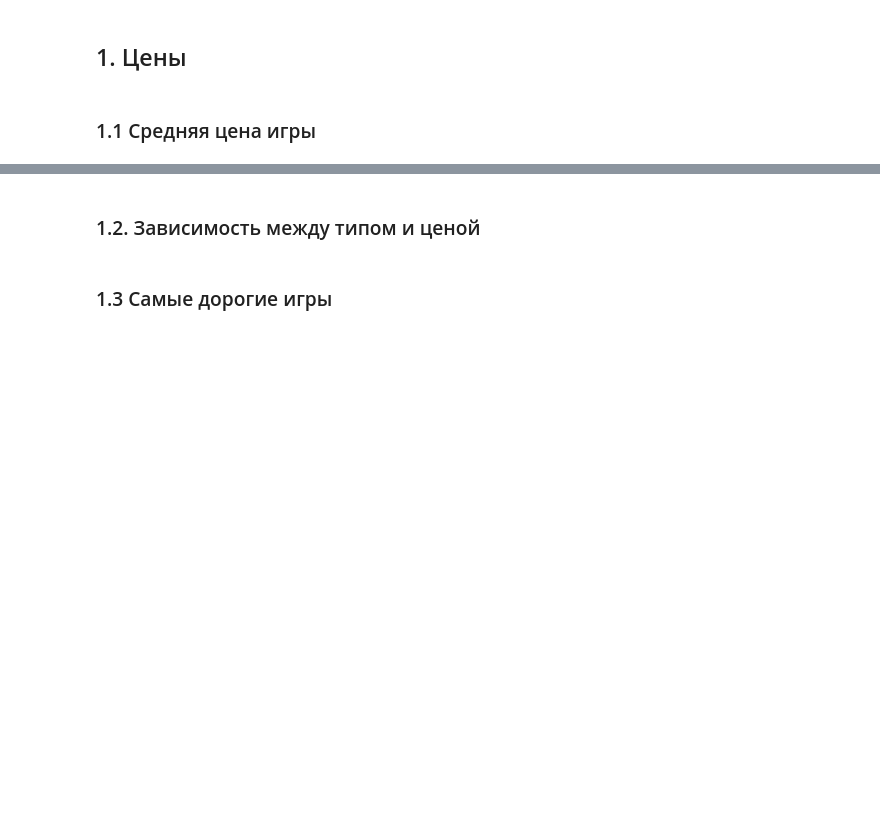
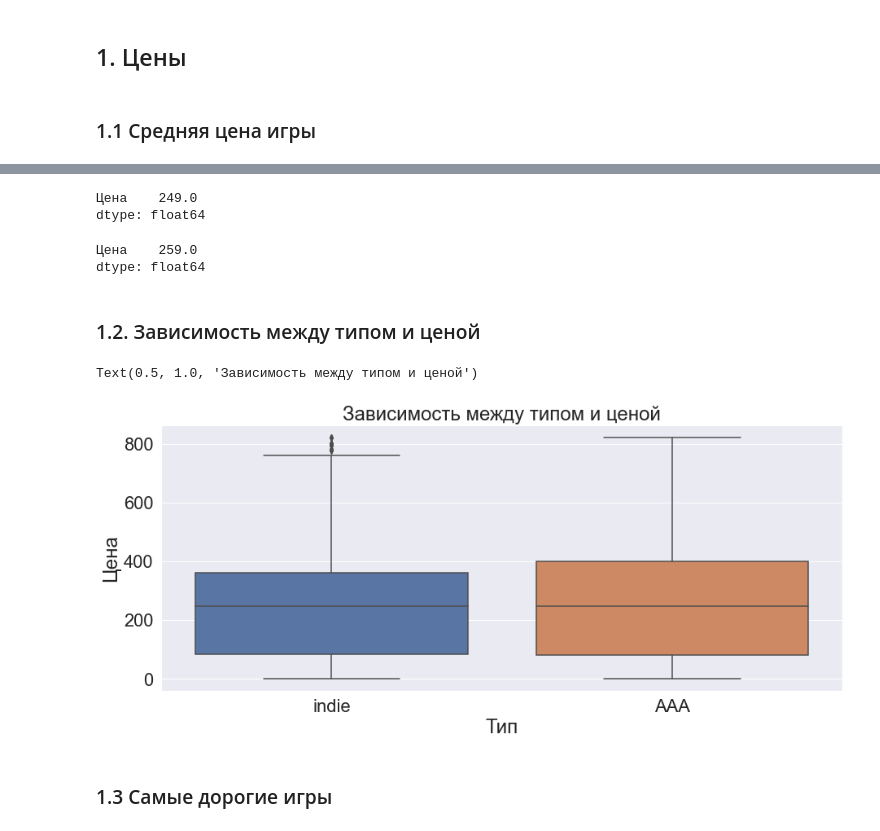
Before and after one commit to ladaegorova18/Data_Analysis, a Jupyter notebook: Project/Project.ipynb, the cells around one changed output, grey strips where cells are left out. Drawn from its saved outputs; the diff is of its cells as text; code cells hidden in the pictures; blank space fills up the shorter version.

```diff
--- a/Project/Project.ipynb
+++ b/Project/Project.ipynb
@@ -92,3 +87,3 @@ indie_page = getHtml('https://store.steampowered.com/search/?sort_by=_ASC&tags=4
 # %%
-indie_games = getData("indie", indie_page)
+indie_games = getRows("indie", indie_page)
 # %% [output]
@@ -96,6 +95,6 @@ TypeError: 'NoneType' object is not subscriptable
 # %% [markdown]
 ## Затем запрос, исключающий этот тег:
 # %%
-AAA_page = getHtml('https://store.steampowered.com/search/?ignore_preferences=1&untags=492&filter=topsellers')
+AAA_page = getHtml('https://store.steampowered.com/search/?untags=492&category1=998')
 # %%
-AAA_games = getData("AAA", AAA_page)
+AAA_games = getRows("AAA", AAA_page)
@@ -104,8 +101,7 @@ TypeError: 'NoneType' object is not subscriptable
 # %% [markdown]
 # Сформируем таблицу в pandas
 # %%
-cols = ['Название', 'Цена', 'Тип', 'Дата выхода', 'Отзывы', 'Рейтинг', 'Метки']
+cols = ['Название', 'Цена', 'Метки', 'Тип', 'Дата выхода', 'Отзывы', 'Рейтинг', 'Число отзывов']
 
 all_games = indie_games + AAA_games
 df = pd.DataFrame(all_games, columns=cols)
-df
@@ -138,7 +174,21 @@ df[['Цена']].apply(np.median)
+# %%
+df[df['Тип'] == 'indie'][['Цена']].apply(np.median)
+# %% [output]
+Цена    249.0
+dtype: float64
+# %%
+df[df['Тип'] == 'AAA'][['Цена']].apply(np.median)
+# %% [output]
+Цена    259.0
+dtype: float64
 # %% [markdown]
 ### 1.2. Зависимость между типом и ценой
 # %%
-sns.boxplot(x ='Тип', y ='Цена', data = df.loc[df['Цена']<df['Цена'].quantile(0.95)])
+sns.set(font_scale=2)
+sns.boxplot(x ='Тип', y ='Цена', data = df.loc[df['Цена']<df['Цена'].quantile(0.95)]).set_title('Зависимость между типом и ценой')
+# %% [output]
+Text(0.5, 1.0, 'Зависимость между типом и ценой')
+[figure, added]
 # %% [markdown]
 ### 1.3 Самые дорогие игры
 # %%
```
Also changed, not shown: parts of 35 cells of this notebook, 1 other file.
